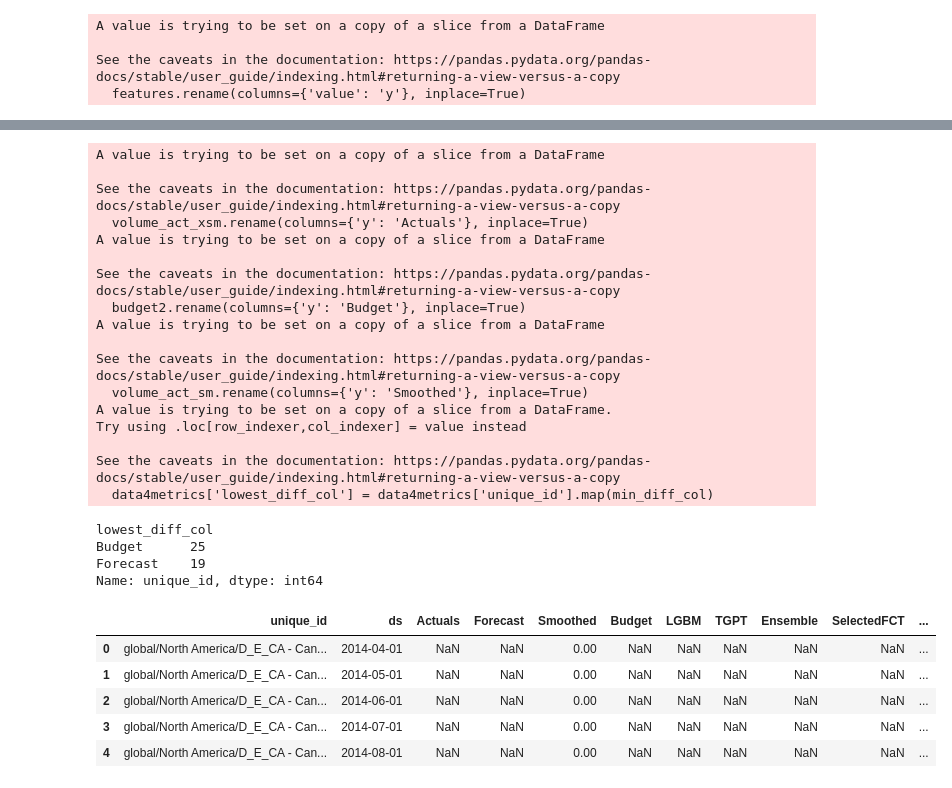
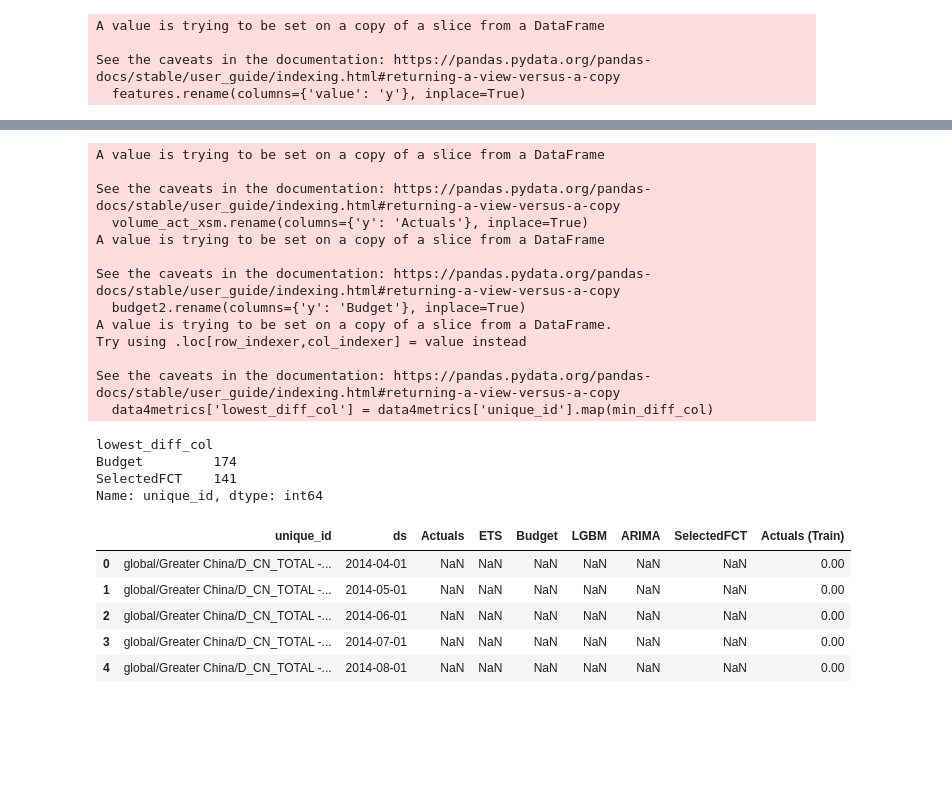
Before and after one commit to achett/Hierarchical-Model, a Jupyter notebook: Bayesian_Hierarchical_Model.ipynb, the cells around one changed output, grey strips where cells are left out. Drawn from its saved outputs; the diff is of its cells as text; code cells hidden in the pictures; blank space fills up the shorter version.

```diff
--- a/Bayesian_Hierarchical_Model.ipynb
+++ b/Bayesian_Hierarchical_Model.ipynb
@@ -722,35 +729,38 @@ lgbm_fct.head()
 ########################
 # METRICS
 ########################
-inputFile = '/content/drive/MyDrive/Colab Notebooks/Revenue Prediction/data/tgpt_results.csv'
-tgpt_fct = pd.read_csv(inputFile)
-tgpt_fct['ds'] = pd.to_datetime(tgpt_fct['ds'])
+
 
 # Subset
 volume_act_xsm = volume_act[['unique_id', 'ds', 'y']]
-volume_act_sm = volume_act2[['unique_id', 'ds', 'y']]
 budget2 = budget[['unique_id', 'ds', 'y']]
-tgpt_fct = tgpt_fct[['unique_id', 'ds', 'TGPT']]
 
 # Assign names
 volume_act_xsm.rename(columns={'y': 'Actuals'}, inplace=True)
 budget2.rename(columns={'y': 'Budget'}, inplace=True)
-volume_act_sm.rename(columns={'y': 'Smoothed'}, inplace=True)
 lgbm_fct.rename(columns={'y': 'LGBM'}, inplace=True)
-ets_fct2.rename(columns={'y': 'Forecast'}, inplace=True)
+ets_fct.rename(columns={'y': 'ETS'}, inplace=True)
+arima_fct.rename(columns={'y': 'ARIMA'}, inplace=True)
 
 # Merge actuals, budget and forecast
-rev_at = volume_act_xsm.merge(ets_fct2, on=['unique_id', 'ds'], how='left')
-rev_at = rev_at.merge(volume_act_sm, on=['unique_id', 'ds'], how='left')
+rev_at = volume_act_xsm.merge(ets_fct, on=['unique_id', 'ds'], how='left')
 rev_at = rev_at.merge(budget2, on=['unique_id', 'ds'], how='left')
 rev_at = rev_at.merge(lgbm_fct, on=['unique_id', 'ds'], how='left')
-rev_at = rev_at.merge(tgpt_fct, on=['unique_id', 'ds'], how='left')
+rev_at = rev_at.merge(arima_fct, on=['unique_id', 'ds'], how='left')
 
-# Create ensemble
-rev_at['Ensemble'] = rev_at[['Forecast', 'LGBM']].mean(axis=1)
 
-# Assuming rev_at is your dataframe, filtered_ids is your list of IDs
-rev_at['SelectedFCT'] = np.where(rev_at['unique_id'].isin(spend_ids), rev_at['LGBM'], rev_at['Forecast'])
+non_spend_ids = rev_at[~rev_at['unique_id'].isin(spend_ids)]['unique_id'].unique()
+
+# Conditions for selection
+conditions = [rev_at['unique_id'].isin(spend_ids),rev_at['unique_id'].isin(arima_ids),rev_at['unique_id'].isin(ets_ids)]
+
+# Values corresponding to each condition
+choices = [rev_at['LGBM'], rev_at['ARIMA'],rev_at['ETS']]
+
+# Creating the new column 'SelectedFCT' based on the conditions
+rev_at['SelectedFCT'] = np.select(conditions, choices, default=np.nan)
+
+
 
 
 # Only keep tested ts
@@ -773,18 +783,21 @@ absolute_diff = summed_df.subtract(summed_df['Actuals'], axis=0).abs()
 percentage_diff = summed_df.subtract(summed_df['Actuals'], axis=0).div(summed_df['Actuals'], axis=0).abs()
 
 # Drop the 'Actuals' column as we don't need to compare it with itself
-absolute_diff.drop(columns=['Actuals', 'Smoothed', 'LGBM', 'TGPT', 'Ensemble', 'SelectedFCT'], inplace=True)
+absolute_diff.drop(columns=['Actuals', 'ARIMA', 'LGBM', 'ETS'], inplace=True)
 
 # Find the column with the lowest difference for each unique_id and add to metrics table
 min_diff_col = absolute_diff.idxmin(axis=1)
 data4metrics['lowest_diff_col'] = data4metrics['unique_id'].map(min_diff_col)
 
 # Find winner
-winner = data4metrics.groupby('lowest_diff_col')
+winner = data4metrics[data4metrics['unique_id'].isin(non_spend_ids)].groupby('lowest_diff_col')
 
 # Get Budget winners
 bud_winners = winner.get_group('Budget')['unique_id'].unique()
-# ets_winners = winner.get_group('Forecast')['unique_id'].unique()
+# ets_winners = winner.get_group('ETS')['unique_id'].unique()
+# arima_winners = winner.get_group('ARIMA')['unique_id'].unique()
+# lgbm_winners = winner.get_group('LGBM')['unique_id'].unique()
+
 
 winner['unique_id'].nunique()
 # %% [output]
@@ -796,16 +809,12 @@ A value is trying to be set on a copy of a slice from a DataFrame
 
 See the caveats in the documentation: https://pandas.pydata.org/pandas-docs/stable/user_guide/indexing.html#returning-a-view-versus-a-copy
   budget2.rename(columns={'y': 'Budget'}, inplace=True)
-A value is trying to be set on a copy of a slice from a DataFrame
-
-See the caveats in the documentation: https://pandas.pydata.org/pandas-docs/stable/user_guide/indexing.html#returning-a-view-versus-a-copy
-  volume_act_sm.rename(columns={'y': 'Smoothed'}, inplace=True)
 A value is trying to be set on a copy of a slice from a DataFrame.
 Try using .loc[row_indexer,col_indexer] = value instead
 
 See the caveats in the documentation: https://pandas.pydata.org/pandas-docs/stable/user_guide/indexing.html#returning-a-view-versus-a-copy
   data4metrics['lowest_diff_col'] = data4metrics['unique_id'].map(min_diff_col)
 lowest_diff_col
-Budget      25
-Forecast    19
+Budget         174
+SelectedFCT    141
 Name: unique_id, dtype: int64
@@ -812,30 +827,30 @@ Name: unique_id, dtype: int64
 # %%
 ########################
 # CREATE PLOT DATA
 ########################
 fct_st_date = pd.to_datetime(fct_st_date)
 
 # Add revenue actuals
 data2plot = rev_at.copy()
 data2plot['ds'] = pd.to_datetime(data2plot['ds'])
 
 # Update Actuals columns
 data2plot['Actuals (Train)'] = data2plot['Actuals'].copy()
 data2plot['Actuals'] = data2plot.apply(lambda row: row['Actuals'] if row['ds'] >= fct_st_date else None, axis=1)
 data2plot['Actuals (Train)'] = data2plot.apply(lambda row: row['Actuals (Train)'] if row['ds'] < fct_st_date else None, axis=1)
 
 # Filter to end date
 data2plot = data2plot[data2plot['ds']<=fct_end_date]
 
 # Find TS to fix
 ts2fix = data2plot[data2plot['unique_id'].isin(bud_winners)]
-ts2ets = data2plot[data2plot['unique_id'].isin(ets_winners)]
+tsnonspend = data2plot[data2plot['unique_id'].isin(non_spend_ids)]
 
 data2plot.head()
 # %% [output]
-|  | unique_id | ds | Actuals | Forecast | Smoothed | Budget | LGBM | TGPT | Ensemble | SelectedFCT | ... |
-| 0 | global/North America/D_E_CA - Can... | 2014-04-01 | NaN | NaN | 0.00 | NaN | NaN | NaN | NaN | NaN | ... |
-| 1 | global/North America/D_E_CA - Can... | 2014-05-01 | NaN | NaN | 0.00 | NaN | NaN | NaN | NaN | NaN | ... |
-| 2 | global/North America/D_E_CA - Can... | 2014-06-01 | NaN | NaN | 0.00 | NaN | NaN | NaN | NaN | NaN | ... |
-| 3 | global/North America/D_E_CA - Can... | 2014-07-01 | NaN | NaN | 0.00 | NaN | NaN | NaN | NaN | NaN | ... |
-| 4 | global/North America/D_E_CA - Can... | 2014-08-01 | NaN | NaN | 0.00 | NaN | NaN | NaN | NaN | NaN | ... |
+|  | unique_id | ds | Actuals | ETS | Budget | LGBM | ARIMA | SelectedFCT | Actuals (Train) |
+| 0 | global/Greater China/D_CN_TOTAL -... | 2014-04-01 | NaN | NaN | NaN | NaN | NaN | NaN | 0.00 |
+| 1 | global/Greater China/D_CN_TOTAL -... | 2014-05-01 | NaN | NaN | NaN | NaN | NaN | NaN | 0.00 |
+| 2 | global/Greater China/D_CN_TOTAL -... | 2014-06-01 | NaN | NaN | NaN | NaN | NaN | NaN | 0.00 |
+| 3 | global/Greater China/D_CN_TOTAL -... | 2014-07-01 | NaN | NaN | NaN | NaN | NaN | NaN | 0.00 |
+| 4 | global/Greater China/D_CN_TOTAL -... | 2014-08-01 | NaN | NaN | NaN | NaN | NaN | NaN | 0.00 |
```
Also changed, not shown: parts of 23 cells of this notebook.
